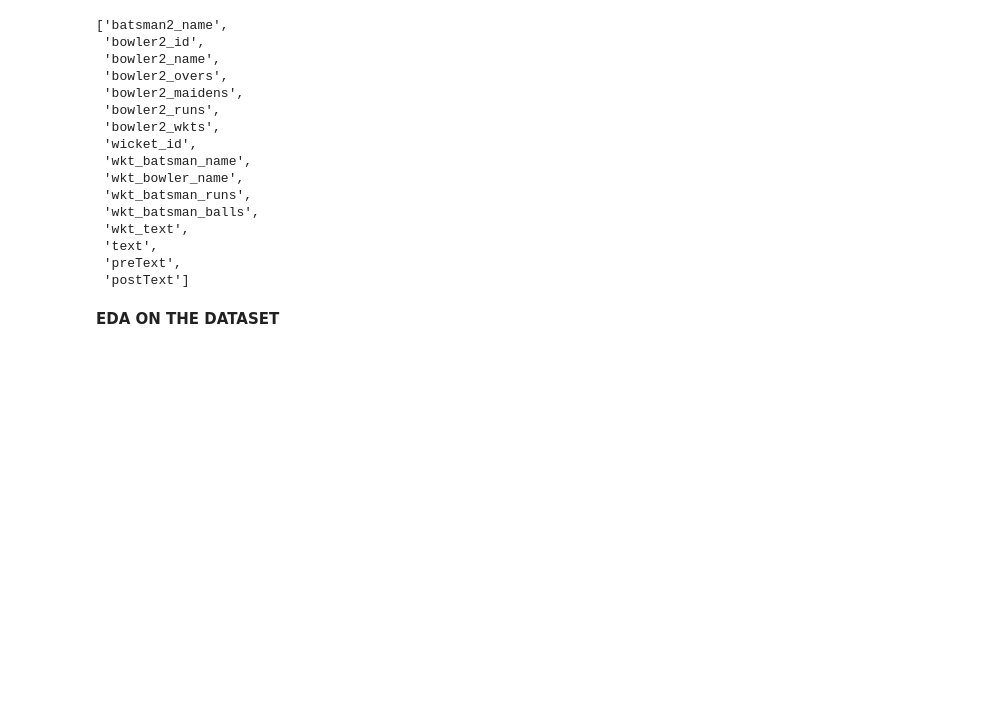
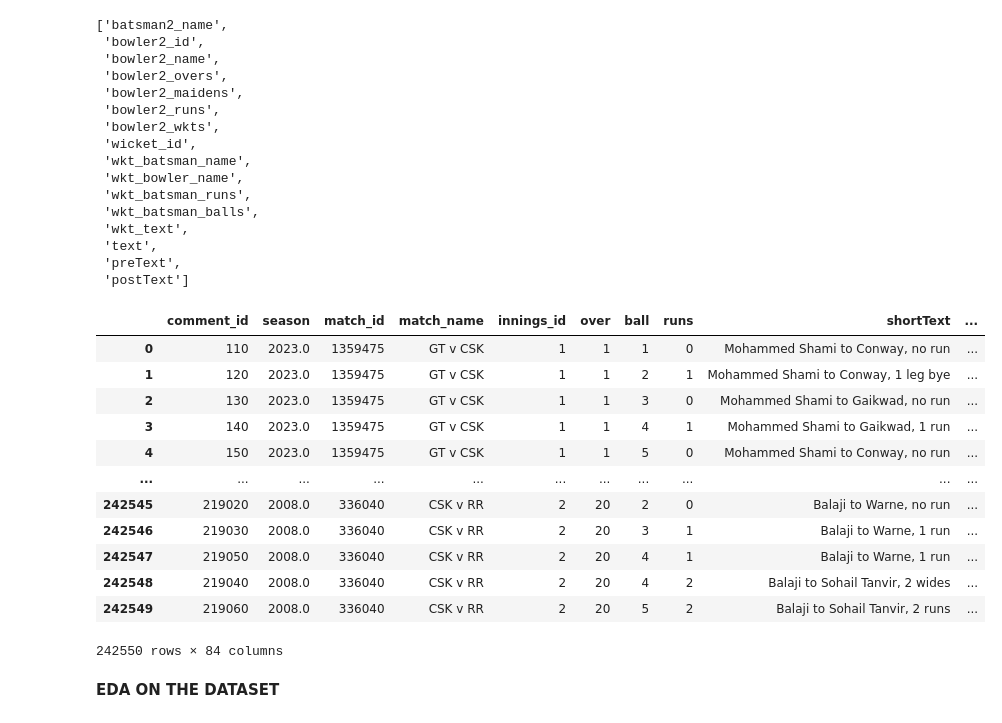
Before and after one commit to amalsalilan/IPL_Infographics_Data_Analytics_-_Data_Visualization_Infosys_Internship_Oct2024, a Jupyter notebook: IPL_final_notebook.ipynb, the cells around one changed output. Drawn from its saved outputs; the diff is of its cells as text; code cells hidden in the pictures; blank space fills up the shorter version.

```diff
--- a/IPL_final_notebook.ipynb
+++ b/IPL_final_notebook.ipynb
@@ -158,8 +160,23 @@ indexes_with_nulls
 # %%
 # Identify columns that need encoding
-#categorical_features = ['home_team', 'away_team', 'current_innings']
+categorical_features = ['home_team', 'away_team', 'current_innings']
 # %%
 # Apply one-hot encoding to categorical columns
-#df = pd.get_dummies(df, columns=categorical_features, drop_first=True)
+df_copy = pd.get_dummies(df, columns=categorical_features, drop_first=True)
+df_copy
+# %% [output]
+|  | comment_id | season | match_id | match_name | innings_id | over | ball | runs | shortText | ... |
+| 0 | 110 | 2023.0 | 1359475 | GT v CSK | 1 | 1 | 1 | 0 | Mohammed Shami to Conway, no run | ... |
+| 1 | 120 | 2023.0 | 1359475 | GT v CSK | 1 | 1 | 2 | 1 | Mohammed Shami to Conway, 1 leg bye | ... |
+| 2 | 130 | 2023.0 | 1359475 | GT v CSK | 1 | 1 | 3 | 0 | Mohammed Shami to Gaikwad, no run | ... |
+| 3 | 140 | 2023.0 | 1359475 | GT v CSK | 1 | 1 | 4 | 1 | Mohammed Shami to Gaikwad, 1 run | ... |
+| 4 | 150 | 2023.0 | 1359475 | GT v CSK | 1 | 1 | 5 | 0 | Mohammed Shami to Conway, no run | ... |
+| ... | ... | ... | ... | ... | ... | ... | ... | ... | ... | ... |
+| 242545 | 219020 | 2008.0 | 336040 | CSK v RR | 2 | 20 | 2 | 0 | Balaji to Warne, no run | ... |
+| 242546 | 219030 | 2008.0 | 336040 | CSK v RR | 2 | 20 | 3 | 1 | Balaji to Warne, 1 run | ... |
+| 242547 | 219050 | 2008.0 | 336040 | CSK v RR | 2 | 20 | 4 | 1 | Balaji to Warne, 1 run | ... |
+| 242548 | 219040 | 2008.0 | 336040 | CSK v RR | 2 | 20 | 4 | 2 | Balaji to Sohail Tanvir, 2 wides | ... |
+| 242549 | 219060 | 2008.0 | 336040 | CSK v RR | 2 | 20 | 5 | 2 | Balaji to Sohail Tanvir, 2 runs | ... |
+242550 rows × 84 columns
 # %% [markdown]
 **EDA ON THE DATASET**
```
Also changed, not shown: parts of 23 cells of this notebook.
